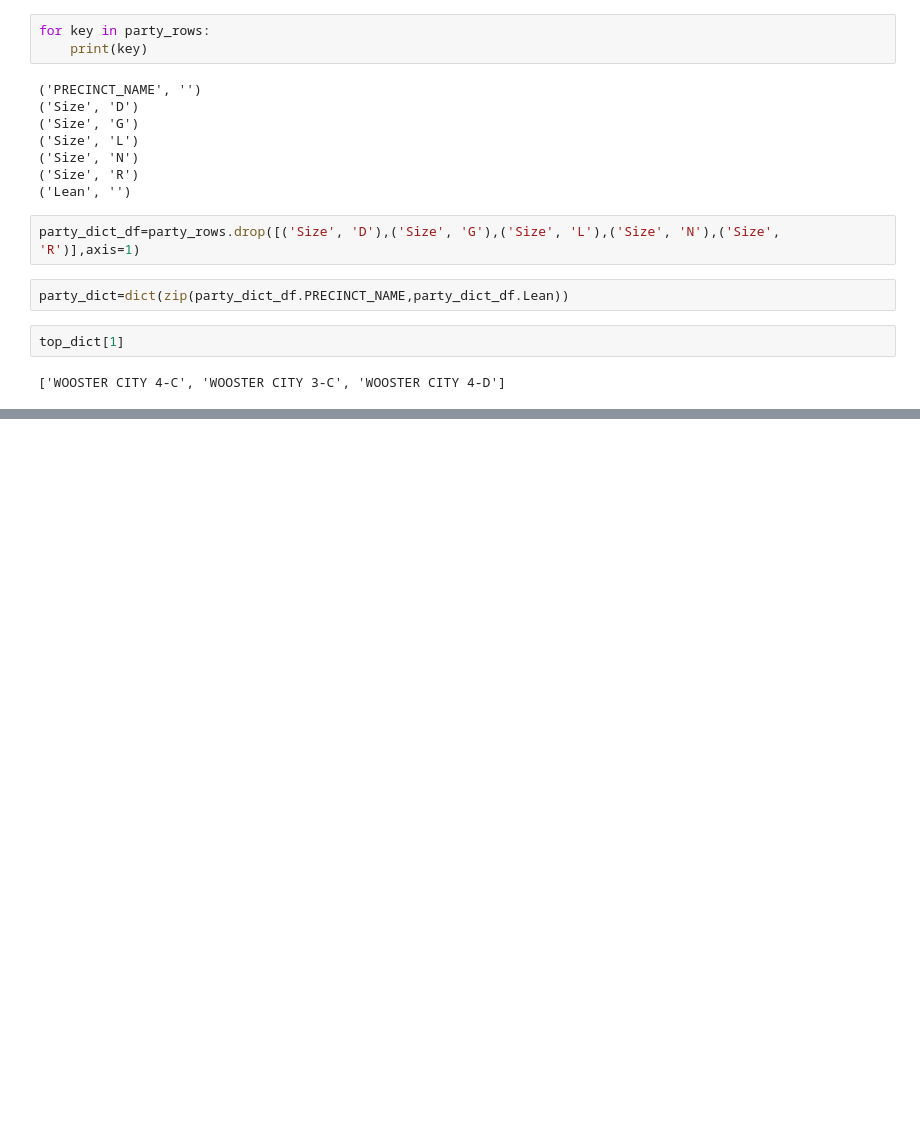
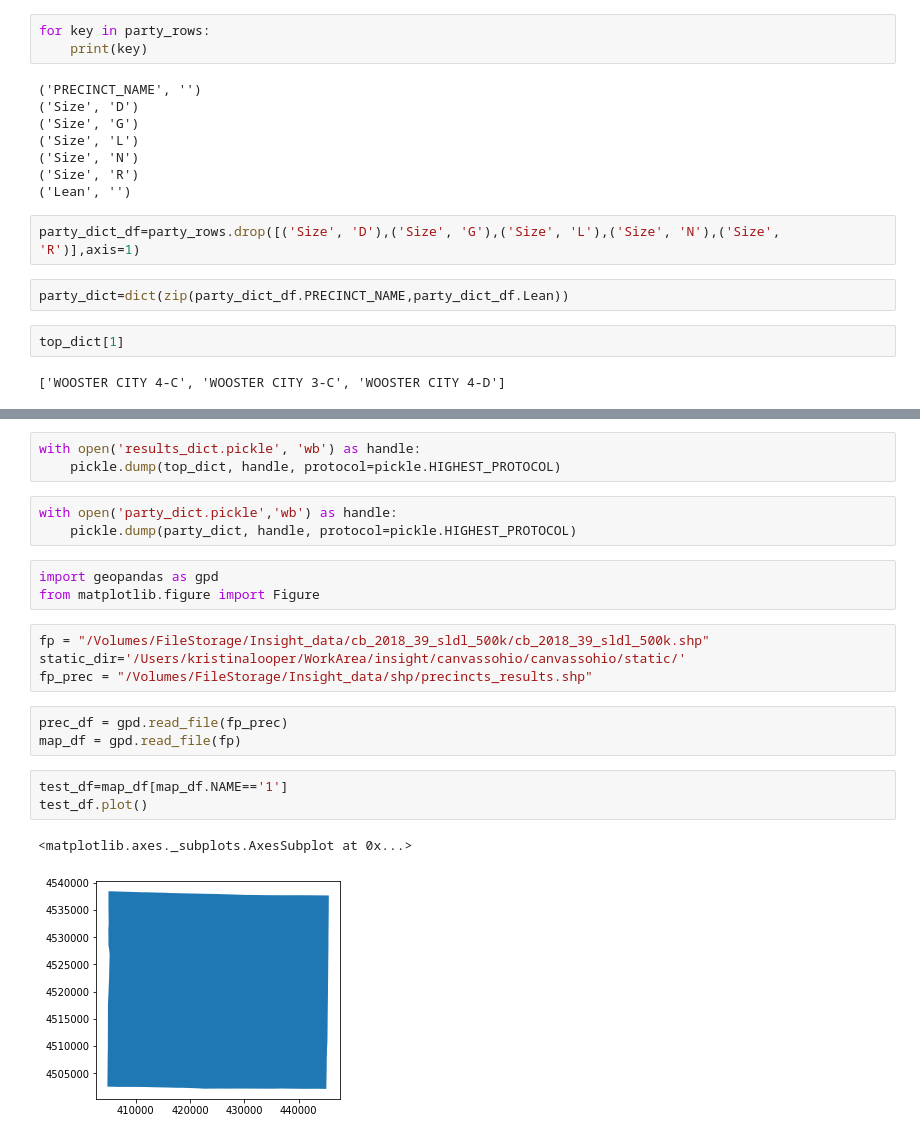
Before and after one commit to looperkr/canvassohio, a Jupyter notebook: notebooks/run_model.ipynb, the cells around one changed output, grey strips where cells are left out. Cells and saved outputs as stored; diff of their text form; blank space fills up the shorter version.

```diff
--- a/notebooks/run_model.ipynb
+++ b/notebooks/run_model.ipynb
@@ -240,0 +230,22 @@ party_dict['GARFIELD HEIGHTS-05-B']
+# %%
+with open('results_dict.pickle', 'wb') as handle:
+    pickle.dump(top_dict, handle, protocol=pickle.HIGHEST_PROTOCOL)
+# %%
+with open('party_dict.pickle','wb') as handle:
+    pickle.dump(party_dict, handle, protocol=pickle.HIGHEST_PROTOCOL)
+# %%
+import geopandas as gpd
+from matplotlib.figure import Figure
+# %%
+fp = "/Volumes/FileStorage/Insight_data/cb_2018_39_sldl_500k/cb_2018_39_sldl_500k.shp"
+static_dir='/Users/kristinalooper/WorkArea/insight/canvassohio/canvassohio/static/'
+fp_prec = "/Volumes/FileStorage/Insight_data/shp/precincts_results.shp"
+# %%
+prec_df = gpd.read_file(fp_prec)
+map_df = gpd.read_file(fp)
+# %%
+test_df=map_df[map_df.NAME=='1']
+test_df.plot()
+# %% [output]
+<matplotlib.axes._subplots.AxesSubplot at 0x...>
+[figure, added]
```
Also changed, not shown: parts of 11 cells of this notebook, 5 other files.
